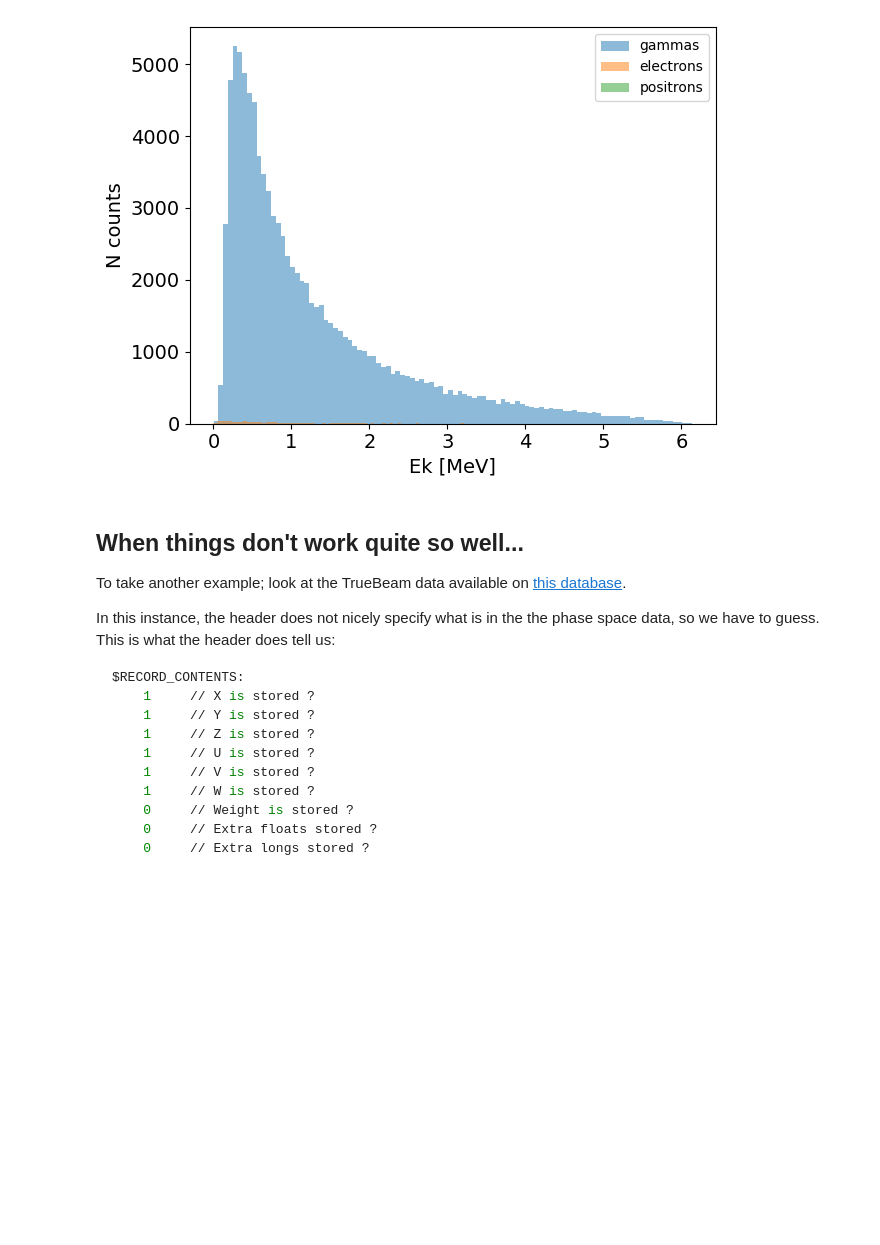
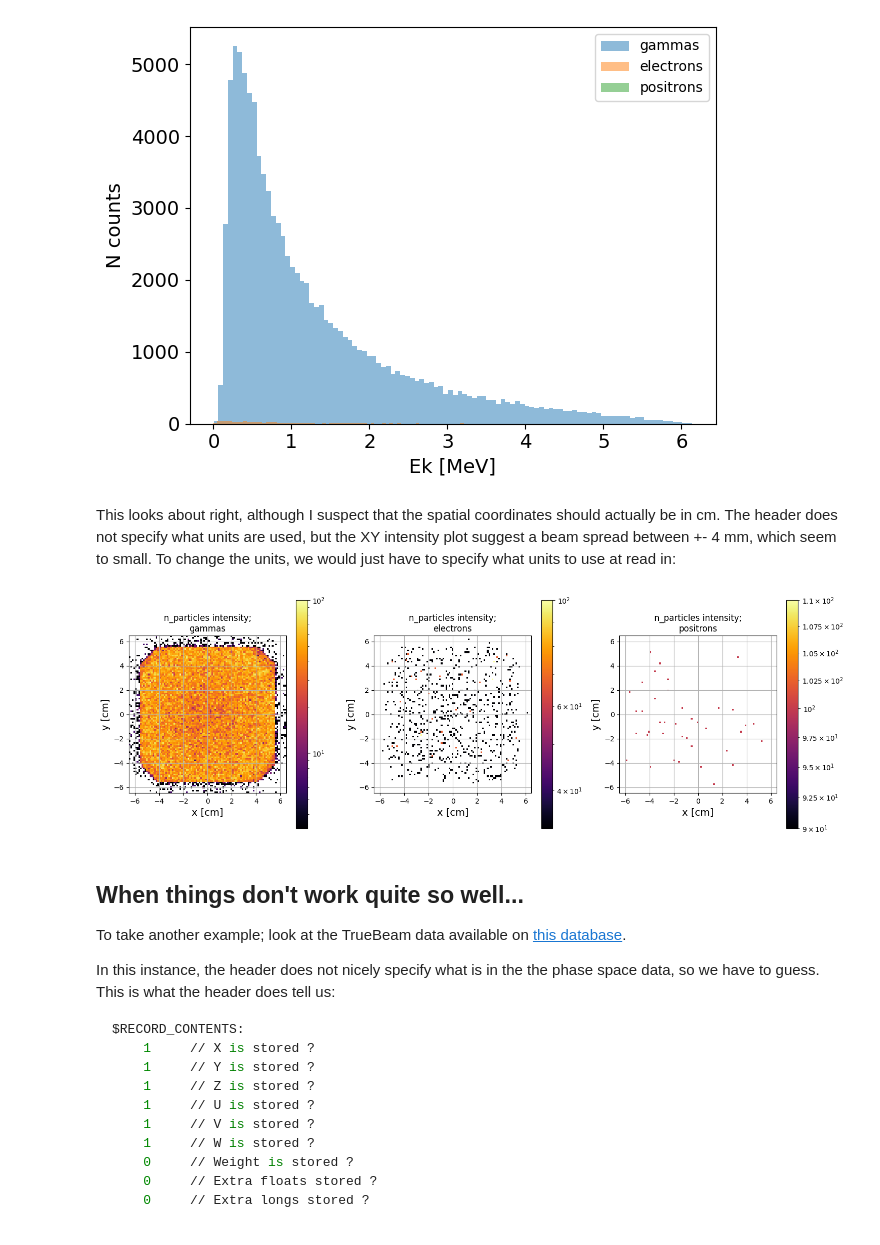
Before and after one commit to bwheelz36/ParticlePhaseSpace, a Jupyter notebook: examples/IAEA.ipynb, the cells around one changed output. Drawn from its saved outputs; the diff is of its cells as text; code cells hidden in the pictures; blank space fills up the shorter version.

Commit message:
updating IAEA reader

```diff
--- a/examples/IAEA.ipynb
+++ b/examples/IAEA.ipynb
@@ -82,6 +82,21 @@ PS.plot.particle_positions_hist_2D(log_scale=True)
 PS.plot.energy_hist_1D()
 # %% [output]
 [figure]
+# %% [markdown]
+This looks about right, although I suspect that the spatial coordinates should actually be in cm. The header does not specify what units are used, but the XY intensity plot suggest a beam spread between +- 4 mm, which seem to small. To change the units, we would just have to specify what units to use at read in:
+# %%
+from ParticlePhaseSpace import ParticlePhaseSpaceUnits
+available_units = ParticlePhaseSpaceUnits()
+
+ps_data = DataLoaders.Load_IAEA(data_schema=data_schema,
+                                constants=constants, input_data=file_name, n_records=int(1e5),
+                               units=available_units('cm_MeV'))
+PS = PhaseSpace(ps_data)
+# again, because this data can be quite large we can manually delete the loader now we've finished with it
+del ps_data
+PS.plot.particle_positions_hist_2D(log_scale=True)
+# %% [output]
+[figure, added]
 # %% [markdown]
 ## When things don't work quite so well...
 
```
Also changed, not shown: parts of 7 cells of this notebook.
